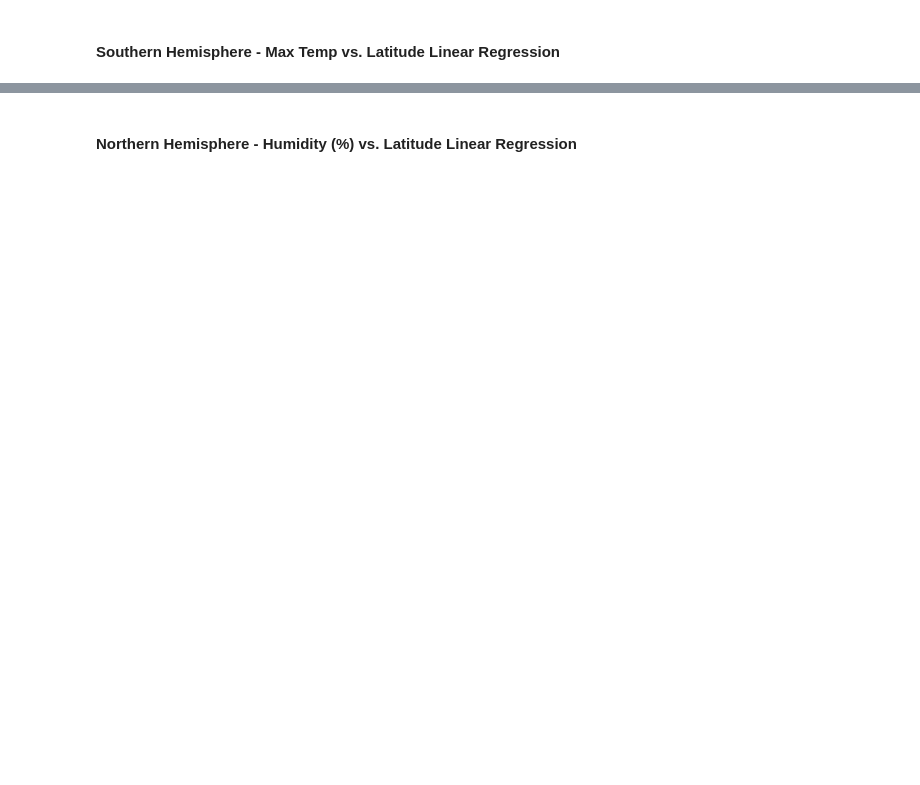
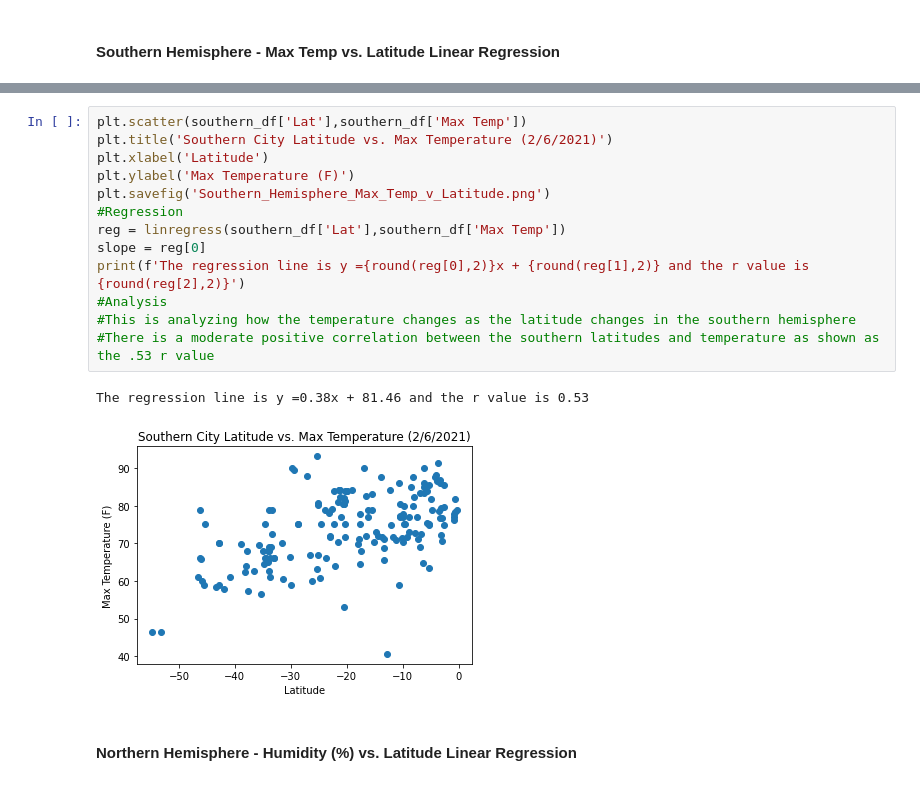
Before and after one commit to carterkioski/python-api-challenge, a Jupyter notebook: Carter_Kioski_Answers/WeatherPy/WeatherPy.ipynb, the cells around one changed output, grey strips where cells are left out. Cells and saved outputs as stored; diff of their text form; blank space fills up the shorter version.

```diff
--- a/Carter_Kioski_Answers/WeatherPy/WeatherPy.ipynb
+++ b/Carter_Kioski_Answers/WeatherPy/WeatherPy.ipynb
@@ -235,2 +239,18 @@ The r-value is: 0.6082708688906918
+# %%
+plt.scatter(southern_df['Lat'],southern_df['Max Temp'])
+plt.title('Southern City Latitude vs. Max Temperature (2/6/2021)')
+plt.xlabel('Latitude')
+plt.ylabel('Max Temperature (F)')
+plt.savefig('Southern_Hemisphere_Max_Temp_v_Latitude.png')
+#Regression
+reg = linregress(southern_df['Lat'],southern_df['Max Temp'])
+slope = reg[0]
+print(f'The regression line is y ={round(reg[0],2)}x + {round(reg[1],2)} and the r value is {round(reg[2],2)}')
+#Analysis
+#This is analyzing how the temperature changes as the latitude changes in the southern hemisphere
+#There is a moderate positive correlation between the southern latitudes and temperature as shown as the .53 r value
+# %% [output]
+The regression line is y =0.38x + 81.46 and the r value is 0.53
+[figure, added]
 # %% [markdown]
 ####  Northern Hemisphere - Humidity (%) vs. Latitude Linear Regression
```
Also changed, not shown: parts of 14 cells of this notebook, 8 other files.
